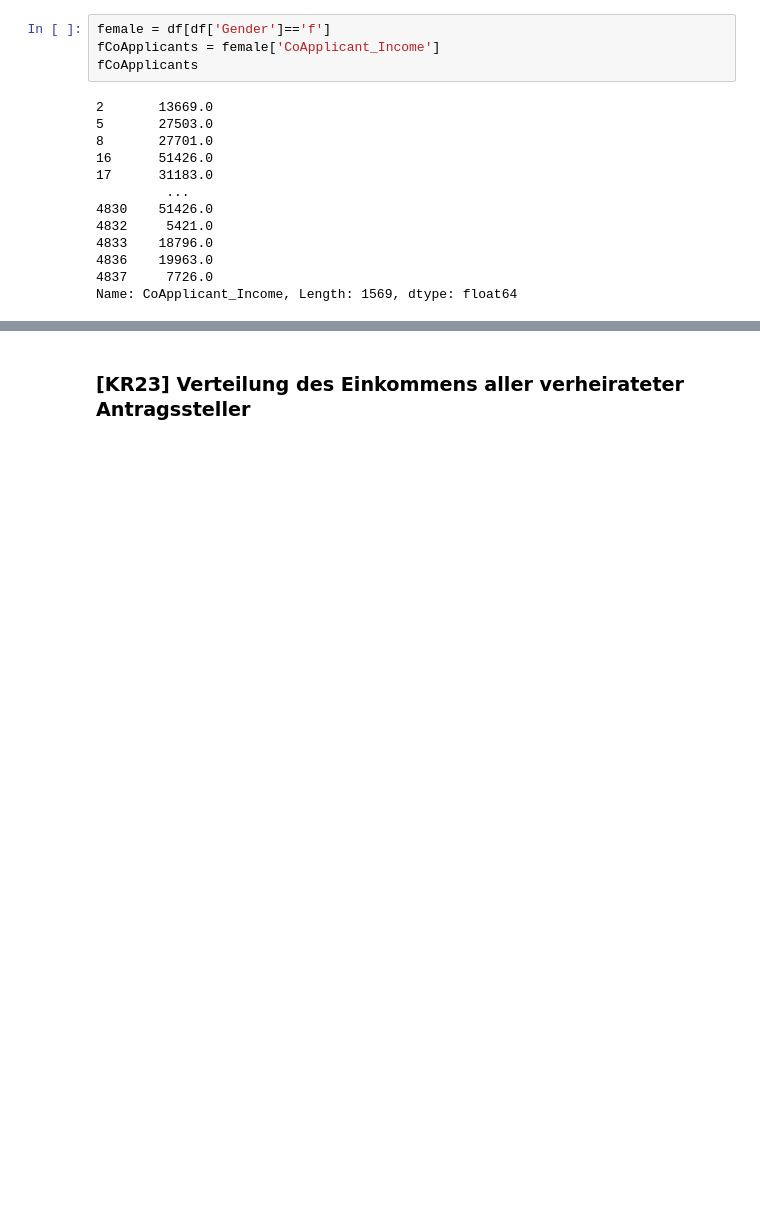
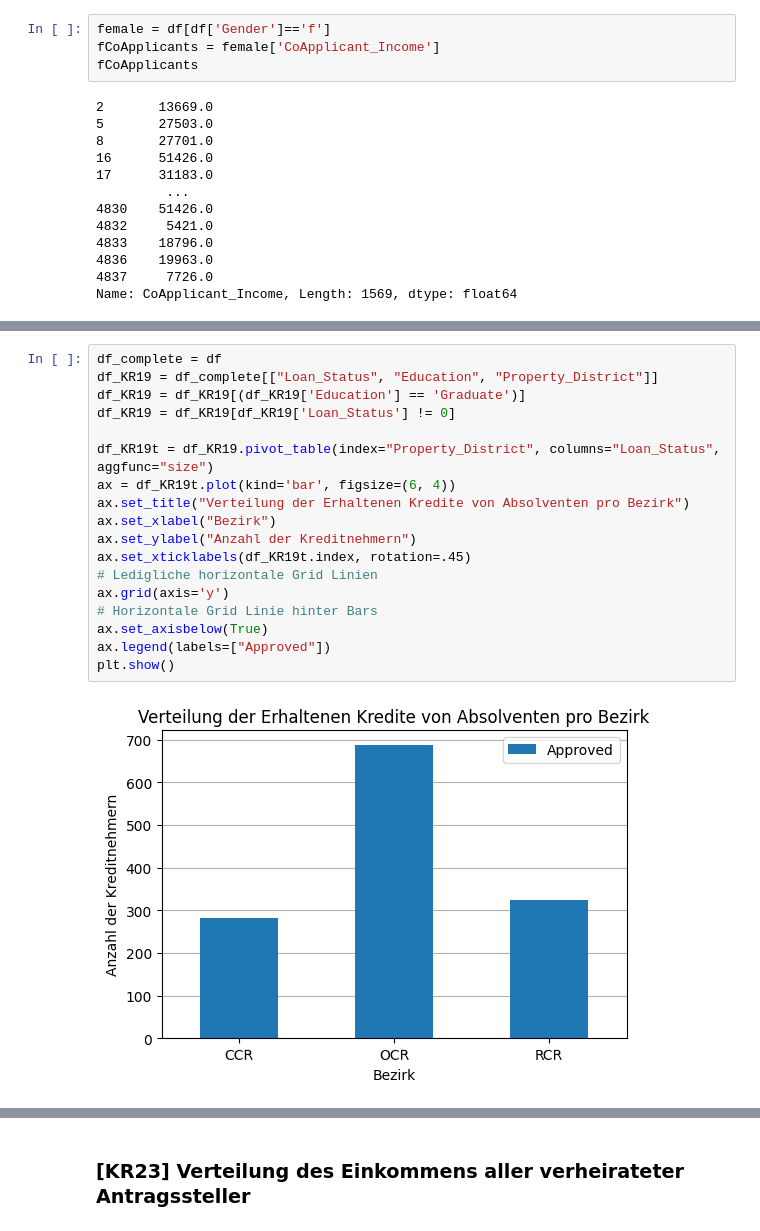
Before and after one commit to GoetzEli/Data-Visualisation-Kredit, a Jupyter notebook: combined_kredit.ipynb, the cells around one changed output, grey strips where cells are left out. Drawn from its saved outputs; the diff is of its cells as text; blank space fills up the shorter version.

```diff
--- a/combined_kredit.ipynb
+++ b/combined_kredit.ipynb
@@ -563,0 +567,20 @@ plt.show()
+# %%
+df_complete = df
+df_KR19 = df_complete[["Loan_Status", "Education", "Property_District"]]
+df_KR19 = df_KR19[(df_KR19['Education'] == 'Graduate')]
+df_KR19 = df_KR19[df_KR19['Loan_Status'] != 0]
+
+df_KR19t = df_KR19.pivot_table(index="Property_District", columns="Loan_Status", aggfunc="size")
+ax = df_KR19t.plot(kind='bar', figsize=(6, 4))
+ax.set_title("Verteilung der Erhaltenen Kredite von Absolventen pro Bezirk")
+ax.set_xlabel("Bezirk")
+ax.set_ylabel("Anzahl der Kreditnehmern")
+ax.set_xticklabels(df_KR19t.index, rotation=.45)
+# Ledigliche horizontale Grid Linien
+ax.grid(axis='y')
+# Horizontale Grid Linie hinter Bars
+ax.set_axisbelow(True)
+ax.legend(labels=["Approved"])
+plt.show()
+# %% [output]
+[figure, added]
```
Also changed, not shown: parts of 13 cells of this notebook.
